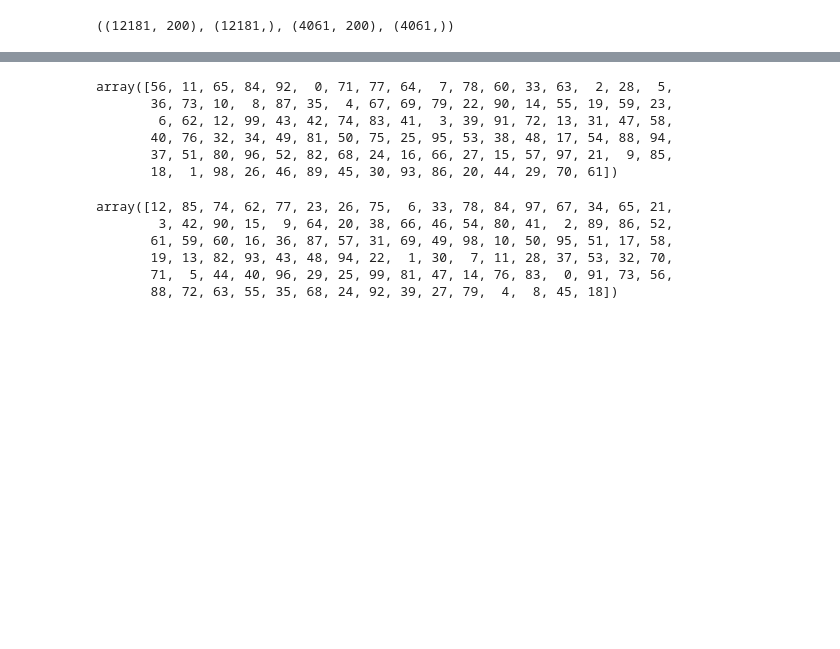
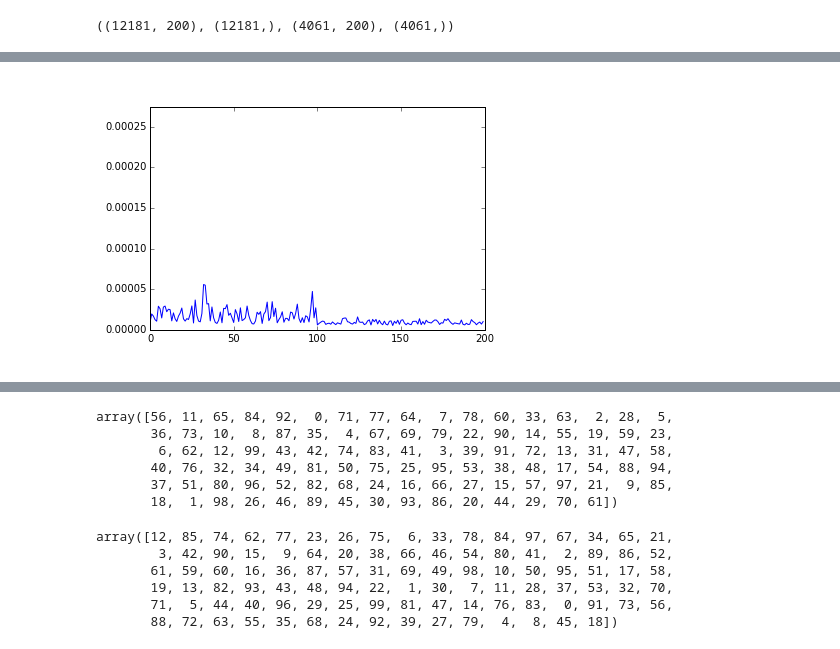
Before and after one commit to christopher-beckham/msc, a Jupyter notebook: notebooks/autoencoders_for_feature_rankings.ipynb, the cells around one changed output, grey strips where cells are left out. Cells and saved outputs as stored; diff of their text form; code cells hidden in the pictures; blank space fills up the shorter version.

Commit message:
More exps for feature ranking and other stuff

```diff
--- a/notebooks/autoencoders_for_feature_rankings.ipynb
+++ b/notebooks/autoencoders_for_feature_rankings.ipynb
@@ -360,0 +372,4 @@ get_accuracy(Xt, yt, mlp3["predict_fn"]), get_accuracy(Xv, yv, mlp3["predict_fn"
+# %%
+Image("feature_ranking_out/input_grads/01.png")
+# %% [output]
+[figure, added]
```
Also changed, not shown: parts of 56 cells of this notebook, 13 other files.
